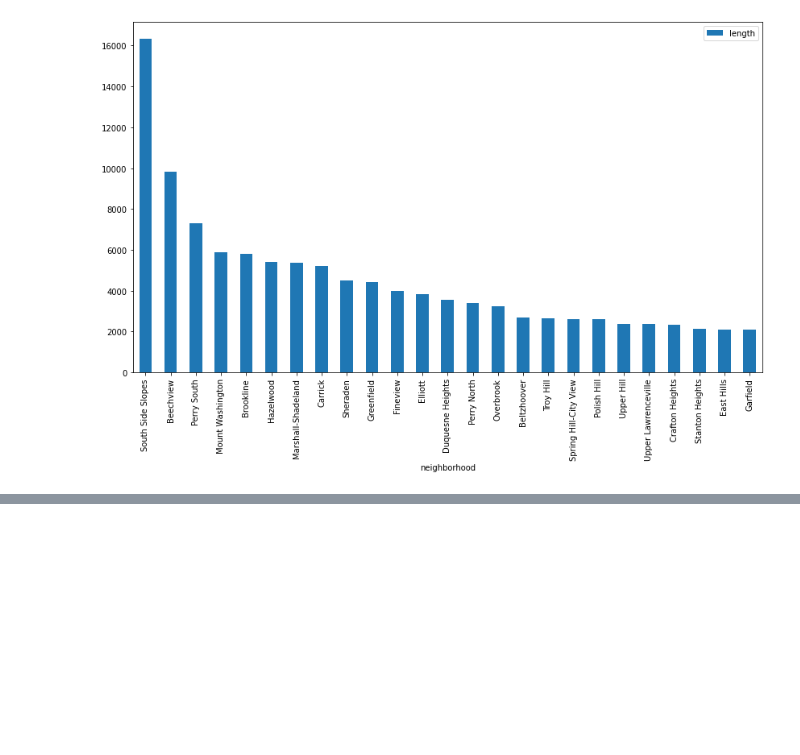
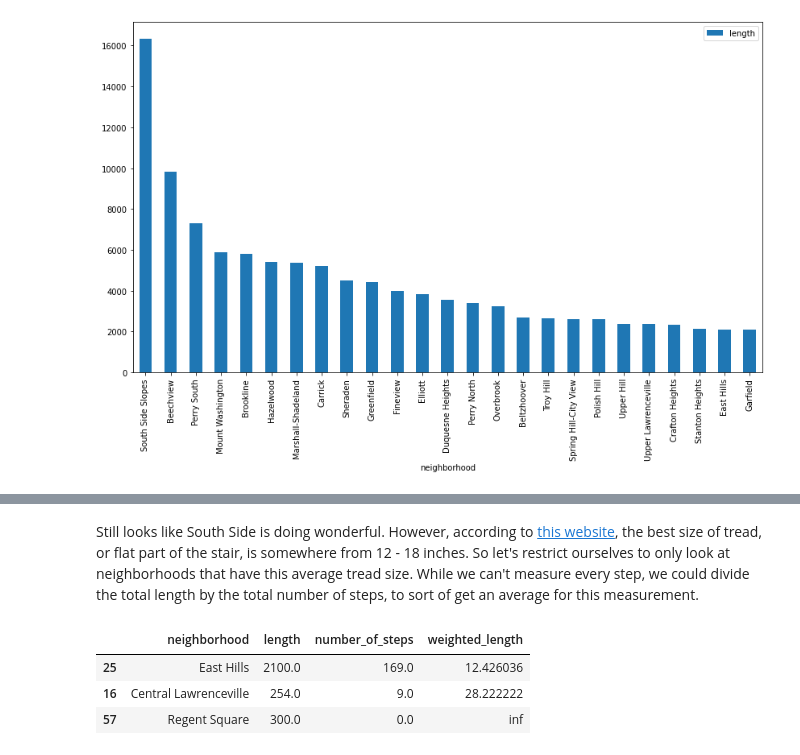
Before and after one commit to SodiKroehler/CS0010_Final_Project, a Jupyter notebook: SK_PersonalNotebook.ipynb, the cells around one changed output, grey strips where cells are left out. Cells and saved outputs as stored; diff of their text form; code cells hidden in the pictures; blank space fills up the shorter version.

```diff
--- a/SK_PersonalNotebook.ipynb
+++ b/SK_PersonalNotebook.ipynb
@@ -78,0 +73,12 @@ That didn't help at all.
+# %% [markdown]
+Still looks like South Side is doing wonderful. However, according to [this website](https://www.gardengatemagazine.com/articles/projects/all/64stepchart/#:~:text=It's%20important%20to%20have%20the,of%2012%20to%2018%20inches.), the best size of tread, or flat part of the stair, is somewhere from 12 - 18 inches. So let's restrict ourselves to only look at neighborhoods that have this average tread size. While we can't measure every step, we could divide the total length by the total number of steps, to sort of get an average for this measurement.
+# %%
+stairs_by_numSteps["weighted_length"] = stairs_by_numSteps["length"] / stairs_by_numSteps["number_of_steps"]
+stairs_with_good_treads = stairs_by_numSteps[stairs_by_numSteps["weighted_length"] > 12]
+top5_stairs_with_good_treads = stairs_with_good_treads.sort_values(by = "number_of_steps", ascending = False)[0:5]
+top5_stairs_with_good_treads
+# %% [output]
+|  | neighborhood | length | number_of_steps | weighted_length |
+| 25 | East Hills | 2100.0 | 169.0 | 12.426036 |
+| 16 | Central Lawrenceville | 254.0 | 9.0 | 28.222222 |
+| 57 | Regent Square | 300.0 | 0.0 | inf |
```
Also changed, not shown: parts of 13 cells of this notebook, 1 other file.
